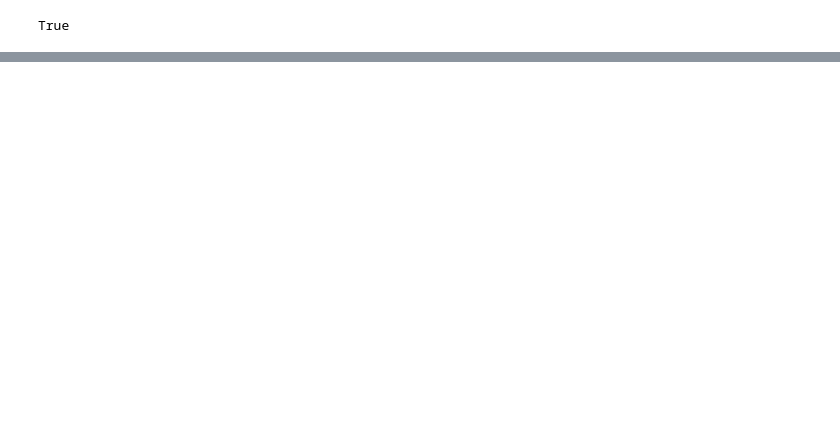
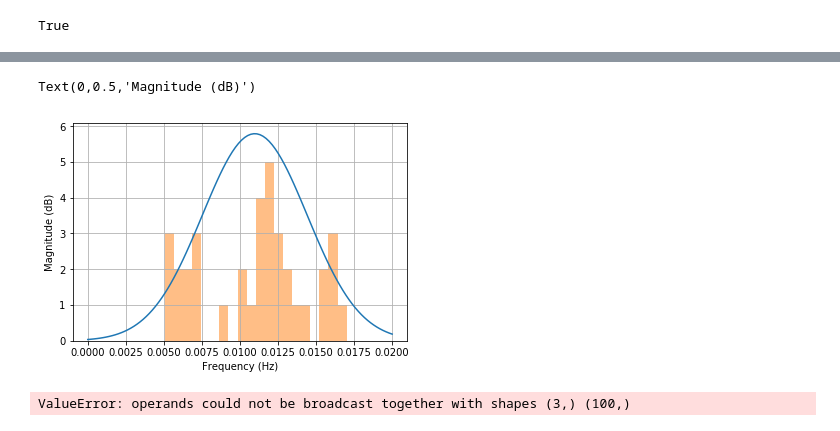
Before and after one commit to Raj-Lab-UCSF/spectrome, a Jupyter notebook: SCFC-spectral-python/SCFC/notebooks/prior-distributions.ipynb, the cells around one changed output, grey strips where cells are left out. Saved outputs shown, nothing was run; the diff lists cells and outputs as text; code cells hidden in the pictures; blank space fills up the shorter version.

```diff
--- a/SCFC-spectral-python/SCFC/notebooks/prior-distributions.ipynb
+++ b/SCFC-spectral-python/SCFC/notebooks/prior-distributions.ipynb
@@ -224,0 +236,16 @@ fig3.savefig("paramdistributions_HCPconn.pdf", bbox_inches='tight')
+# %%
+m, s = norm.fit(tau_e)
+# %%
+x = np.linspace(0, 0.02, 100)
+# %%
+y = 0.05*(1 / (np.sqrt(2 * np.pi * np.power(s, 2)))) * \
+    (np.power(np.e, -(np.power((x - m), 2) / (2 * np.power(s, 2)))))
+fig4 = mpl.figure(num=5, figsize = (6,4))
+mpl.plot(x,y)
+mpl.hist(param_array[0], 20, alpha = 0.5)
+mpl.grid(True)
+mpl.xlabel('Frequency (Hz)')
+mpl.ylabel('Magnitude (dB)')
+# %% [output]
+Text(0,0.5,'Magnitude (dB)')
+[figure, added]
@@ -224,0 +256,10 @@ fig3.savefig("paramdistributions_HCPconn.pdf", bbox_inches='tight')
+# %%
+y = gamma.pdf(x,a)
+fig5 = mpl.figure(num=5, figsize = (6,4))
+mpl.plot(x,y)
+mpl.hist(param_array[0], 20, alpha = 0.5)
+mpl.grid(True)
+mpl.xlabel('Frequency (Hz)')
+mpl.ylabel('Magnitude (dB)')
+# %% [output]
+ValueError: operands could not be broadcast together with shapes (3,) (100,)
```
Also changed, not shown: parts of 7 cells of this notebook.
